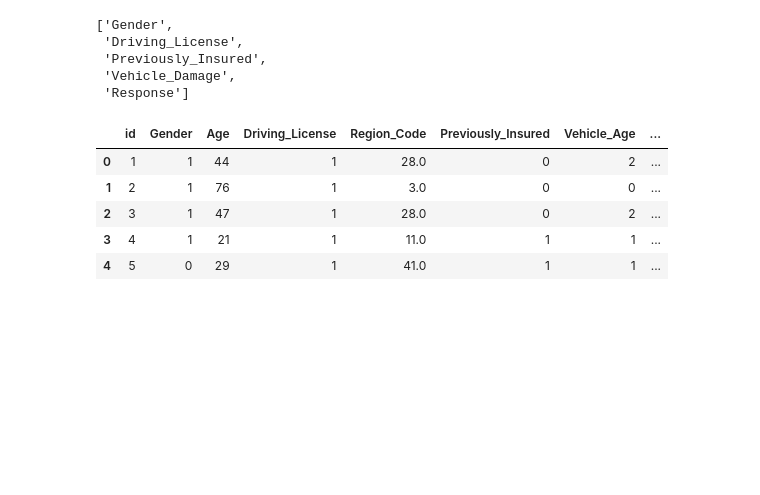
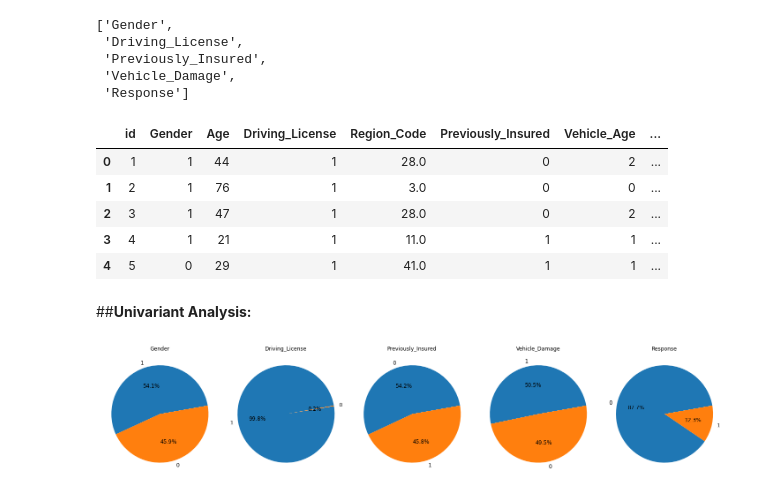
Before and after one commit to ajit04022000/HEALTH-INSURANCE-CROSS-SELL-PREDICTION, a Jupyter notebook: HEALTH_INSURANCE_CROSS_SELL_PREDICTION.ipynb, the cells around one changed output. Cells and saved outputs as stored; diff of their text form; code cells hidden in the pictures; blank space fills up the shorter version.

```diff
--- a/HEALTH_INSURANCE_CROSS_SELL_PREDICTION.ipynb
+++ b/HEALTH_INSURANCE_CROSS_SELL_PREDICTION.ipynb
@@ -203,3 +203,14 @@ df.head()
 | 2 | 3 | 1 | 47 | 1 | 28.0 | 0 | 2 | ... |
 | 3 | 4 | 1 | 21 | 1 | 11.0 | 1 | 1 | ... |
 | 4 | 5 | 0 | 29 | 1 | 41.0 | 1 | 1 | ... |
+# %% [markdown]
+##<b>Univariant Analysis:
+# %%
+#making pie chart for all catagorical type varibale
+fig, axes = plt.subplots(1, 5, figsize=(20, 20))
+for i, c in enumerate(df[categorical_data]):
+  df[c].value_counts().plot(kind = 'pie', ax=axes[i], title=c, autopct='%1.1f%%', fontsize=12,startangle=10)
+  axes[i].set_ylabel('')
+  plt.tight_layout()
+# %% [output]
+[figure, added]
```
